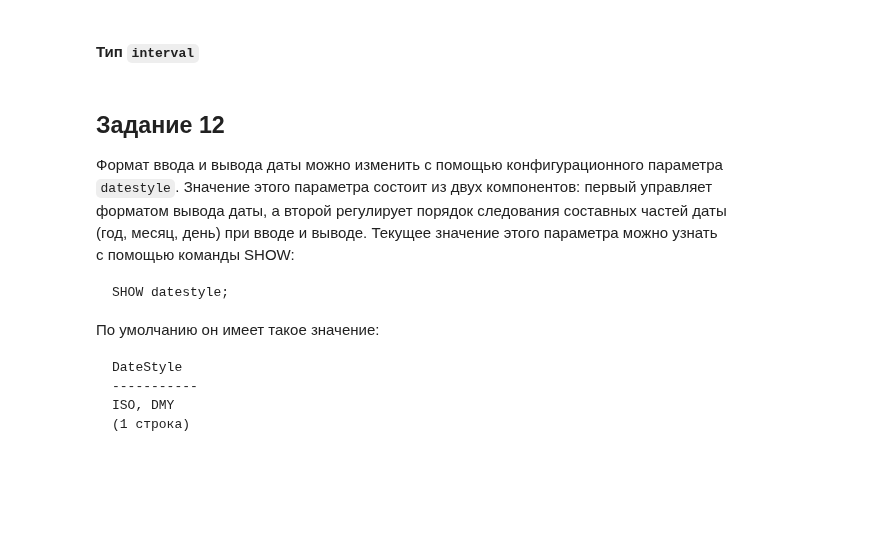
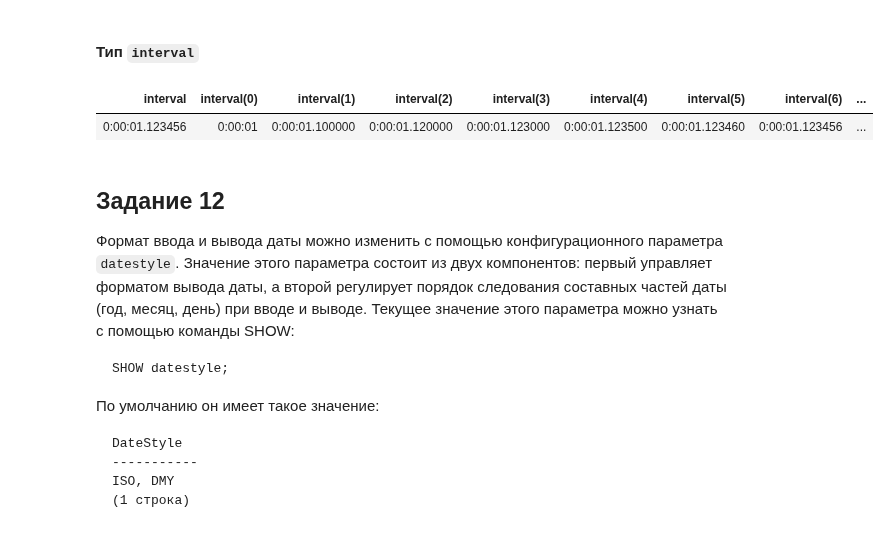
Before and after one commit to vowatchka/postgres_basic, a Jupyter notebook: practices/4_postgres_datatypes/sqlalchemy_2x_style.ipynb, the cells around one changed output. Drawn from its saved outputs; the diff is of its cells as text; code cells hidden in the pictures; blank space fills up the shorter version.

```diff
--- a/practices/4_postgres_datatypes/sqlalchemy_2x_style.ipynb
+++ b/practices/4_postgres_datatypes/sqlalchemy_2x_style.ipynb
@@ -611,18 +661,24 @@ SELECT
 # %% [markdown]
 #### Тип `interval`
 # %%
-%%sql
-SELECT
-    '1 second 123456 microsecond'::interval as "interval",
-    '1 second 123456 microsecond'::interval(0) as "interval(0)",
-    '1 second 123456 microsecond'::interval(1) as "interval(1)",
-    '1 second 123456 microsecond'::interval(2) as "interval(2)",
-    '1 second 123456 microsecond'::interval(3) as "interval(3)",
-    '1 second 123456 microsecond'::interval(4) as "interval(4)",
-    '1 second 123456 microsecond'::interval(5) as "interval(5)",
-    '1 second 123456 microsecond'::interval(6) as "interval(6)",
-    '1 second 123456 microsecond'::interval(7) as "interval(7)",
-    '1 second 123456 microsecond'::interval(8) as "interval(8)"
+with Session.begin() as session:
+    stmt = select(
+        cast("1 second 123456 microsecond", INTERVAL).label("interval"),
+        cast("1 second 123456 microsecond", INTERVAL(precision=0)).label("interval(0)"),
+        cast("1 second 123456 microsecond", INTERVAL(precision=1)).label("interval(1)"),
+        cast("1 second 123456 microsecond", INTERVAL(precision=2)).label("interval(2)"),
+        cast("1 second 123456 microsecond", INTERVAL(precision=3)).label("interval(3)"),
+        cast("1 second 123456 microsecond", INTERVAL(precision=4)).label("interval(4)"),
+        cast("1 second 123456 microsecond", INTERVAL(precision=5)).label("interval(5)"),
+        cast("1 second 123456 microsecond", INTERVAL(precision=6)).label("interval(6)"),
+        cast("1 second 123456 microsecond", INTERVAL(precision=7)).label("interval(7)"),
+        cast("1 second 123456 microsecond", INTERVAL(precision=8)).label("interval(8)"),
+    )
+
+    sqlalchemy_table(session.execute(stmt))
+# %% [output]
+| interval | interval(0) | interval(1) | interval(2) | interval(3) | interval(4) | interval(5) | interval(6) | ... |
+| 0:00:01.123456 | 0:00:01 | 0:00:01.100000 | 0:00:01.120000 | 0:00:01.123000 | 0:00:01.123500 | 0:00:01.123460 | 0:00:01.123456 | ... |
 # %% [markdown]
 ## Задание 12
 
```
Also changed, not shown: parts of 42 cells of this notebook.
